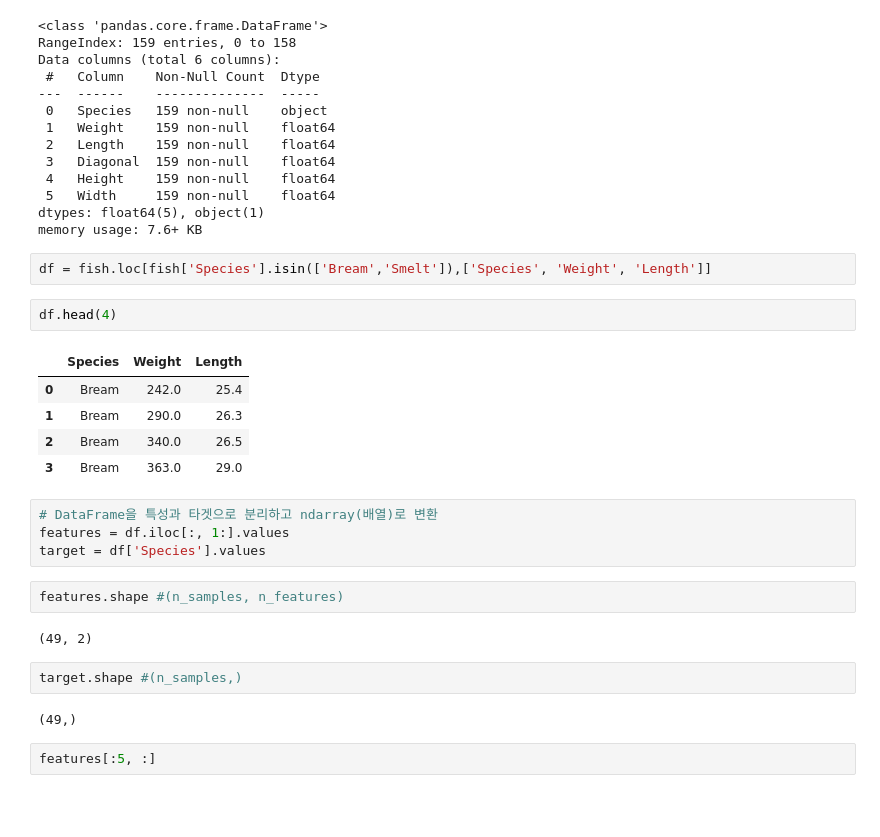
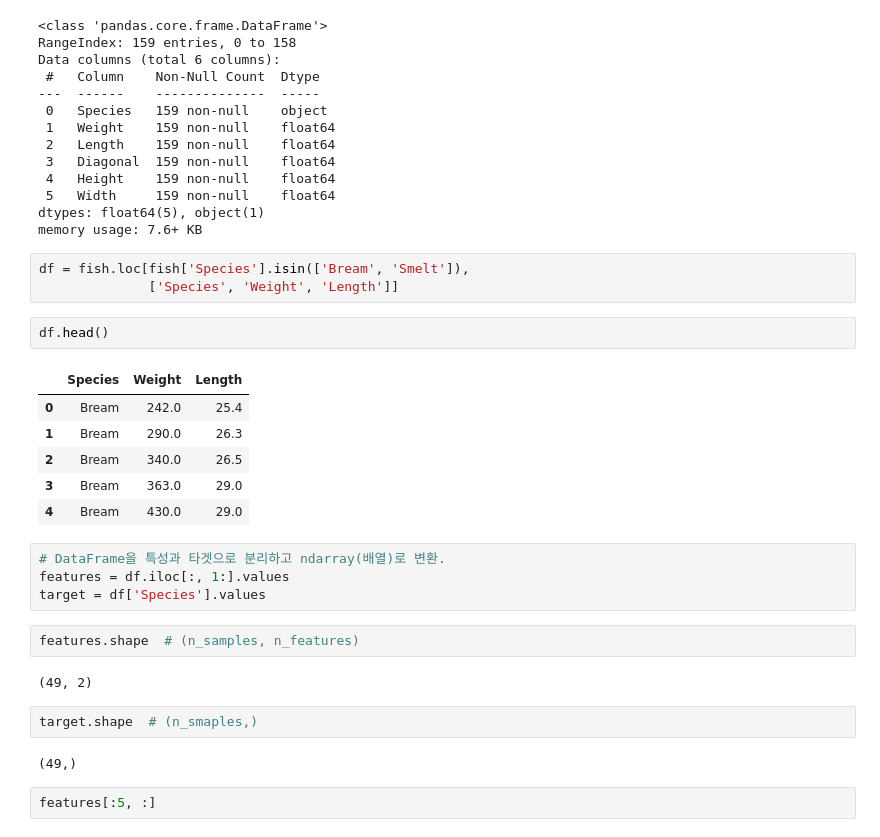
Before and after one commit to DavidJeonKr/lab_python, a Jupyter notebook: ml03_train_test_scaling.ipynb, the cells around one changed output. Drawn from its saved outputs; the diff is of its cells as text; blank space fills up the shorter version.

```diff
--- a/ml03_train_test_scaling.ipynb
+++ b/ml03_train_test_scaling.ipynb
@@ -58,25 +71,27 @@ Data columns (total 6 columns):
 dtypes: float64(5), object(1)
 memory usage: 7.6+ KB
 # %%
-df = fish.loc[fish['Species'].isin(['Bream','Smelt']),['Species', 'Weight', 'Length']]
+df = fish.loc[fish['Species'].isin(['Bream', 'Smelt']),
+              ['Species', 'Weight', 'Length']]
 # %%
-df.head(4)
+df.head()
 # %% [output]
 |  | Species | Weight | Length |
 | 0 | Bream | 242.0 | 25.4 |
 | 1 | Bream | 290.0 | 26.3 |
 | 2 | Bream | 340.0 | 26.5 |
 | 3 | Bream | 363.0 | 29.0 |
+| 4 | Bream | 430.0 | 29.0 |
 # %%
-# DataFrame을 특성과 타겟으로 분리하고 ndarray(배열)로 변환
+# DataFrame을 특성과 타겟으로 분리하고 ndarray(배열)로 변환.
 features = df.iloc[:, 1:].values
 target = df['Species'].values
 # %%
-features.shape #(n_samples, n_features)
+features.shape  # (n_samples, n_features)
 # %% [output]
 (49, 2)
 # %%
-target.shape #(n_samples,)
+target.shape  # (n_smaples,)
 # %% [output]
 (49,)
 # %%
```
Also changed, not shown: parts of 116 cells of this notebook.
